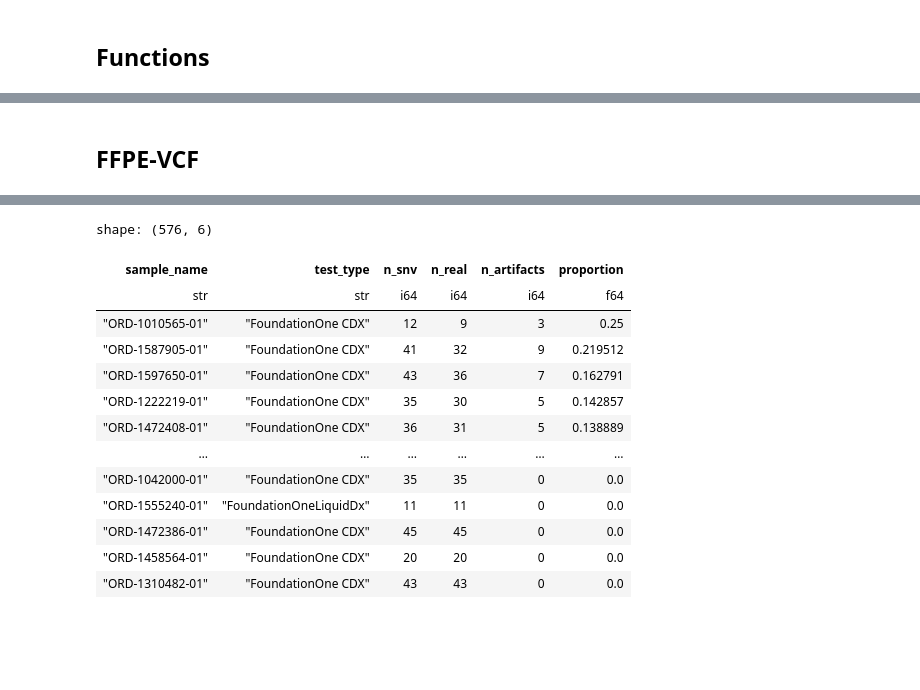
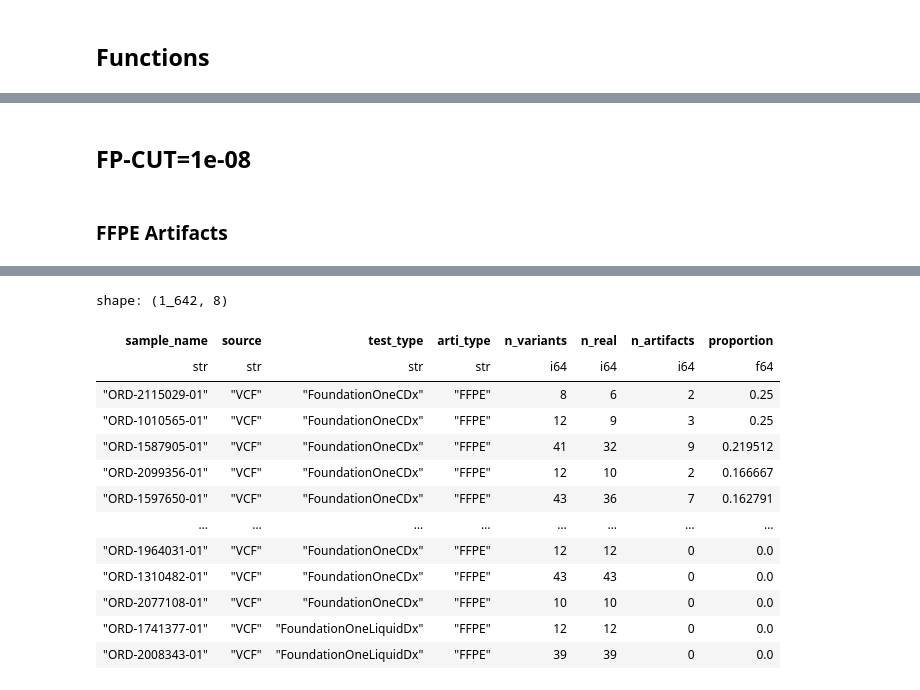
Before and after one commit to MoyukhShabon/fm-arti-stats, a Jupyter notebook: analysis/proportion.ipynb, the cells around one changed output, grey strips where cells are left out. Drawn from its saved outputs; the diff is of its cells as text; code cells hidden in the pictures; blank space fills up the shorter version.

Commit message:
updated proportion calculation scripts

```diff
--- a/analysis/proportion.ipynb
+++ b/analysis/proportion.ipynb
@@ -18,20 +24,23 @@ def get_test_type(xml_path: int) -> str:
 # %%
-def calc_arti_prop(artifact_pred_paths: list) -> pl.DataFrame:
+def calc_arti_prop(artifact_pred_paths: list, arti_type: str, variant_source: str) -> pl.DataFrame:
 	arti_prop = []
 
 	# c = 1
 	for path in artifact_pred_paths:
 
-		artifact_pred = pl.read_csv(path, separator="\t")
+		artifact_pred = pl.read_csv(path, separator="\t", infer_schema_length=1000)
 
 		if artifact_pred.is_empty():
 			# print(f"{c}. Skipping {path} as it is empty. \n\tLikely Reasons include no corresponding BAMs, no variants in the VCF, or no variants after VUS exclusion")
 			# c += 1
 			continue
 
-		snvs = artifact_pred.shape[0]
+		variants = artifact_pred.shape[0]
 
-		artifacts = artifact_pred.filter(~pl.col("pred")).shape[0]
+		if arti_type.lower() == "micr":
+			artifacts = artifact_pred.filter(~pl.col("msec_filter_1234").is_null()).shape[0]
+		else:
+			artifacts = artifact_pred.filter(~pl.col("pred")).shape[0]
 
 		sample_name = os.path.basename(path).split(".")[0]
 		xml_path = f"../data/{sample_name}.xml"
@@ -39,11 +48,13 @@ def calc_arti_prop(artifact_pred_paths: list) -> pl.DataFrame:
 
 		sample_stats = {
 			"sample_name" : sample_name,
+			"source": variant_source.upper(),
 			"test_type": test_type,
-			"n_snv" : snvs,
-			"n_real" : (snvs - artifacts),
+			"arti_type": arti_type.upper(),
+			"n_variants" : variants,
+			"n_real" : (variants - artifacts),
 			"n_artifacts" : artifacts,
-			"proportion" : (artifacts / snvs)
+			"proportion" : (artifacts / variants)
 		}
 
 		arti_prop.append(sample_stats)
@@ -116,19 +125,29 @@ def get_res(variant_source: str, damage_type: str, fp_cut: float, write_data: bo
 		vus_token = ""
 	else:
 		vus_token = ".no_vus"
+		print("VUS Excluded")
 
-	search_pattern = f"../{variant_source.lower()}-{damage_type.lower()}-snvf/*/*.mobsnvf.{damage_type.lower()}{vus_token}.pred_fp-cut_{fp_cut:.0e}.tsv"
+	if damage_type.lower() == "micr":
+		search_pattern = f"../{variant_source.lower()}-{damage_type.lower()}-svf/*/*.microsec.tsv"
+	else:
+		search_pattern = f"../{variant_source.lower()}-{damage_type.lower()}-snvf/*/*.mobsnvf.{damage_type.lower()}{vus_token}.pred_fp-cut_{fp_cut:.0e}.tsv"
+
 	arti_pred_paths = glob.glob(search_pattern)
 
 	if not arti_pred_paths:
-		raise FileNotFoundError (f"No predictions made with fp-cut: {fp_cut:.0e} at {search_pattern}")
+		raise FileNotFoundError (f"No predictions found at {search_pattern}")
 
-	proportions = calc_arti_prop(arti_pred_paths)
+	proportions = calc_arti_prop(arti_pred_paths, damage_type, variant_source)
 
-	print(f"FP-cut: {fp_cut}")
+	if fp_cut:
+		print(f"FP-cut: {fp_cut}")
+
 	get_stats(proportions, damage_type=damage_type, variant_source=variant_source)
 
 	if write_data:
-		proportions.write_csv(f"{damage_type}_proportions_per_sample.{variant_source.lower()}{vus_token}.fp-cut_{fp_cut:.0e}.tsv", separator="\t")
+		if damage_type.lower() == "micr":
+			proportions.write_csv(f"{damage_type.lower()}_proportions_per_sample.{variant_source.lower()}.tsv", separator="\t")
+		else:
+			proportions.write_csv(f"{damage_type.lower()}_proportions_per_sample.{variant_source.lower()}{vus_token}.fp-cut_{fp_cut:.0e}.tsv", separator="\t")
 
 	return proportions
@@ -135,7 +224,9 @@ def get_res(variant_source: str, damage_type: str, fp_cut: float, write_data: bo
+# %% [markdown]
+## FP-CUT=1e-08
 # %% [markdown]
-## FFPE-VCF
+### FFPE Artifacts
 # %%
-get_res("vcf", "ffpe", 1e-08)
+get_res("VCF", "FFPE", 1e-08)
 # %% [output]
 FP-cut: 1e-08
 Damage Type: FFPE
@@ -155,16 +246,16 @@ Results stratified by test type:
 
 -----------------
-shape: (576, 6)
+shape: (1_642, 8)
-| sample_name | test_type | n_snv | n_real | n_artifacts | proportion |
-| str | str | i64 | i64 | i64 | f64 |
-| "ORD-1010565-01" | "FoundationOne CDX" | 12 | 9 | 3 | 0.25 |
-| "ORD-1587905-01" | "FoundationOne CDX" | 41 | 32 | 9 | 0.219512 |
-| "ORD-1597650-01" | "FoundationOne CDX" | 43 | 36 | 7 | 0.162791 |
-| "ORD-1222219-01" | "FoundationOne CDX" | 35 | 30 | 5 | 0.142857 |
-| "ORD-1472408-01" | "FoundationOne CDX" | 36 | 31 | 5 | 0.138889 |
-| … | … | … | … | … | … |
-| "ORD-1042000-01" | "FoundationOne CDX" | 35 | 35 | 0 | 0.0 |
-| "ORD-1555240-01" | "FoundationOneLiquidDx" | 11 | 11 | 0 | 0.0 |
-| "ORD-1472386-01" | "FoundationOne CDX" | 45 | 45 | 0 | 0.0 |
-| "ORD-1458564-01" | "FoundationOne CDX" | 20 | 20 | 0 | 0.0 |
-| "ORD-1310482-01" | "FoundationOne CDX" | 43 | 43 | 0 | 0.0 |
+| sample_name | source | test_type | arti_type | n_variants | n_real | n_artifacts | proportion |
+| str | str | str | str | i64 | i64 | i64 | f64 |
+| "ORD-2115029-01" | "VCF" | "FoundationOneCDx" | "FFPE" | 8 | 6 | 2 | 0.25 |
+| "ORD-1010565-01" | "VCF" | "FoundationOneCDx" | "FFPE" | 12 | 9 | 3 | 0.25 |
+| "ORD-1587905-01" | "VCF" | "FoundationOneCDx" | "FFPE" | 41 | 32 | 9 | 0.219512 |
+| "ORD-2099356-01" | "VCF" | "FoundationOneCDx" | "FFPE" | 12 | 10 | 2 | 0.166667 |
+| "ORD-1597650-01" | "VCF" | "FoundationOneCDx" | "FFPE" | 43 | 36 | 7 | 0.162791 |
+| … | … | … | … | … | … | … | … |
+| "ORD-1964031-01" | "VCF" | "FoundationOneCDx" | "FFPE" | 12 | 12 | 0 | 0.0 |
+| "ORD-1310482-01" | "VCF" | "FoundationOneCDx" | "FFPE" | 43 | 43 | 0 | 0.0 |
+| "ORD-2077108-01" | "VCF" | "FoundationOneCDx" | "FFPE" | 10 | 10 | 0 | 0.0 |
+| "ORD-1741377-01" | "VCF" | "FoundationOneLiquidDx" | "FFPE" | 12 | 12 | 0 | 0.0 |
+| "ORD-2008343-01" | "VCF" | "FoundationOneLiquidDx" | "FFPE" | 39 | 39 | 0 | 0.0 |
```
Also changed, not shown: parts of 32 cells of this notebook, 1 other file.
